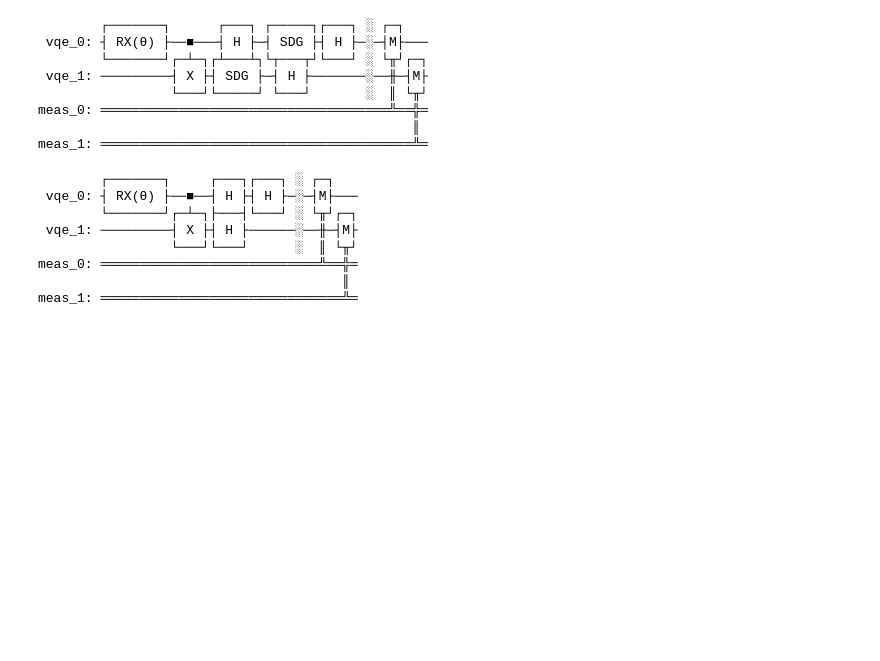
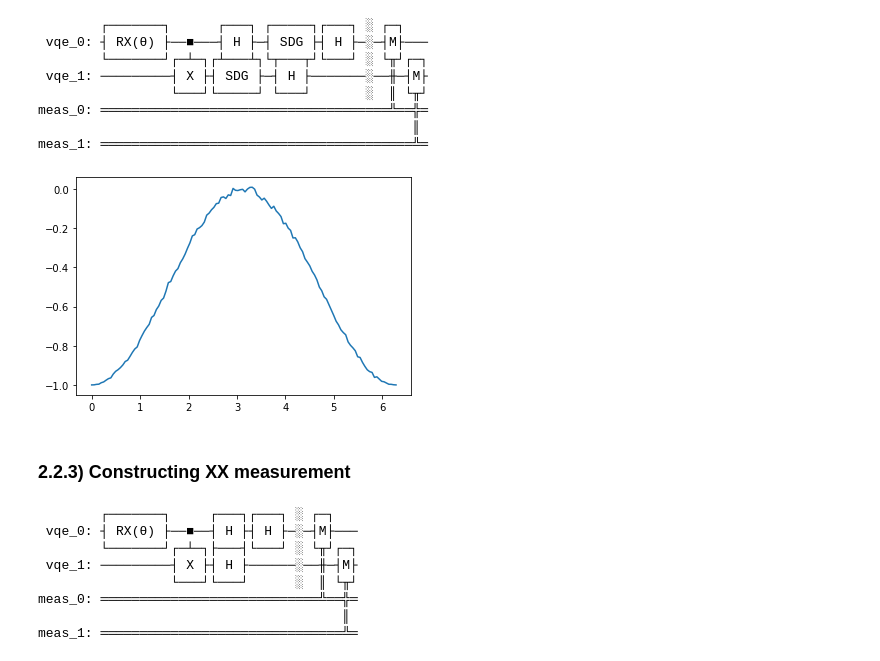
Before and after one commit to nahumsa/QOSF, a Jupyter notebook: Task 4.ipynb, the cells around one changed output. Drawn from its saved outputs; the diff is of its cells as text; code cells hidden in the pictures; blank space fills up the shorter version.

```diff
--- a/Task 4.ipynb
+++ b/Task 4.ipynb
@@ -195,6 +234,48 @@ yy_meas.draw()
 meas_0: ═════════════════════════════════════╩══╬═
                                                 ║
 meas_1: ════════════════════════════════════════╩═
+# %%
+from qiskit import Aer, execute
+def measure_yy(given_circuit, num_shots = 10000):
+
+    yy_meas = measure_yy_circuit(given_circuit)
+
+    theta_range = np.linspace(0, 2 * np.pi, 128)
+
+    simulator = Aer.get_backend('qasm_simulator')
+
+    job = execute(yy_meas,
+              backend= simulator,
+              shots=num_shots,
+              parameter_binds=[{theta: theta_val} for theta_val in theta_range])
+
+    counts = job.result().get_counts()
+
+    yy = []
+
+    for count in counts:
+        if '00' not in count:
+            count['00'] = 0
+        if '01' not in count:
+            count['01'] = 0
+        if '10' not in count:
+            count['10'] = 0
+        if '11' not in count:
+            count['11'] = 0
+
+        total_counts =  count['00'] + count['11'] + count['01'] + count['10']
+
+        yy_meas = - count['00'] + count['11'] - count['01'] - count['10']
+        yy.append(yy_meas / total_counts)
+
+    return theta_range, yy
+
+theta_range, yy = measure_yy(qc)
+plt.plot(theta_range, yy);
+# %% [output]
+[figure, added]
+# %% [markdown]
+### 2.2.3) Constructing XX measurement
 # %%
 def measure_xx_circuit(circuit):
     """Measure the XX Component of the variational circuit."""
```
Also changed, not shown: parts of 14 cells of this notebook.
